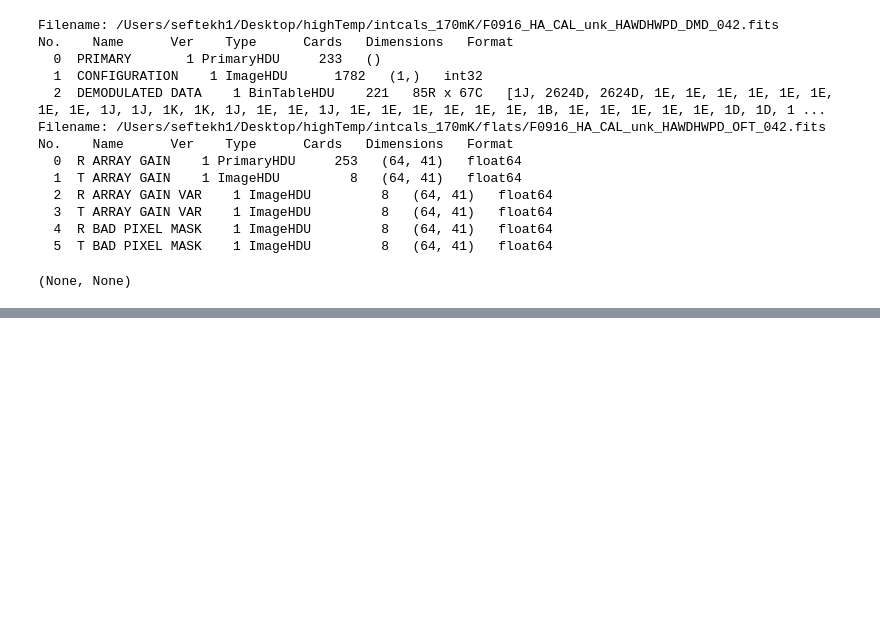
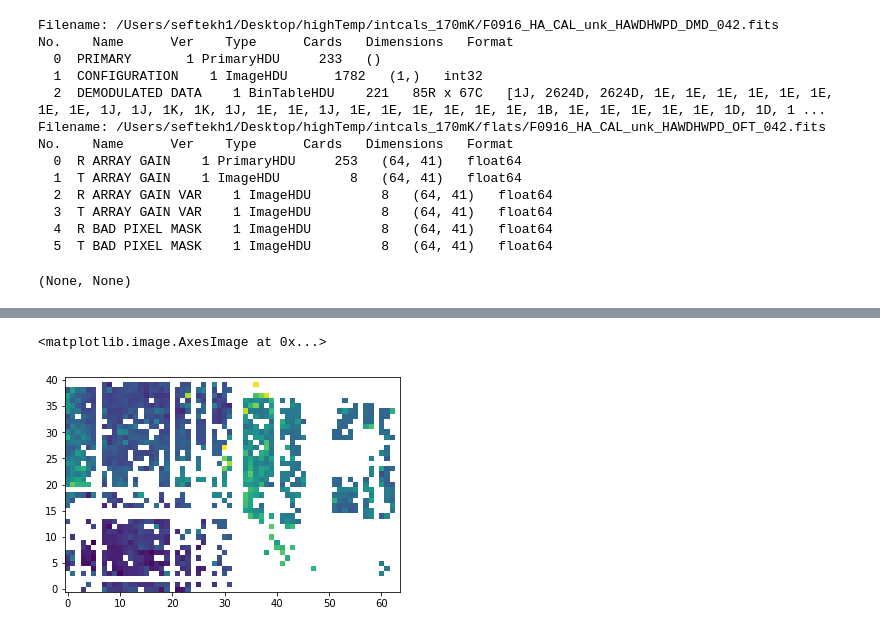
Before and after one commit to Srheft/hiT, a Jupyter notebook: skycal.ipynb, the cells around one changed output, grey strips where cells are left out. Drawn from its saved outputs; the diff is of its cells as text; code cells hidden in the pictures; blank space fills up the shorter version.

```diff
--- a/skycal.ipynb
+++ b/skycal.ipynb
@@ -379,0 +624,5 @@ plt.show()
+# %%
+import pandas as pd
+
+df = pd.DataFrame.from_dict(mydict)
+df.head()
@@ -379,0 +636,12 @@ plt.show()
+# %%
+df_rg = df.apply(lambda row: np.nanmean([row["rg_"+str(i)] for i in range(6)]), axis=1)
+
+df_tg = df.apply(lambda row: np.nanmean([row["tg_"+str(i)] for i in range(6)]), axis=1)
+
+df["RG"] = df_rg
+df["TG"] = df_tg
+# %%
+plt.imshow(df_rg.values.reshape(41,-1), origin='lower')
+# %% [output]
+<matplotlib.image.AxesImage at 0x...>
+[figure, added]
```
Also changed, not shown: parts of 28 cells of this notebook.
